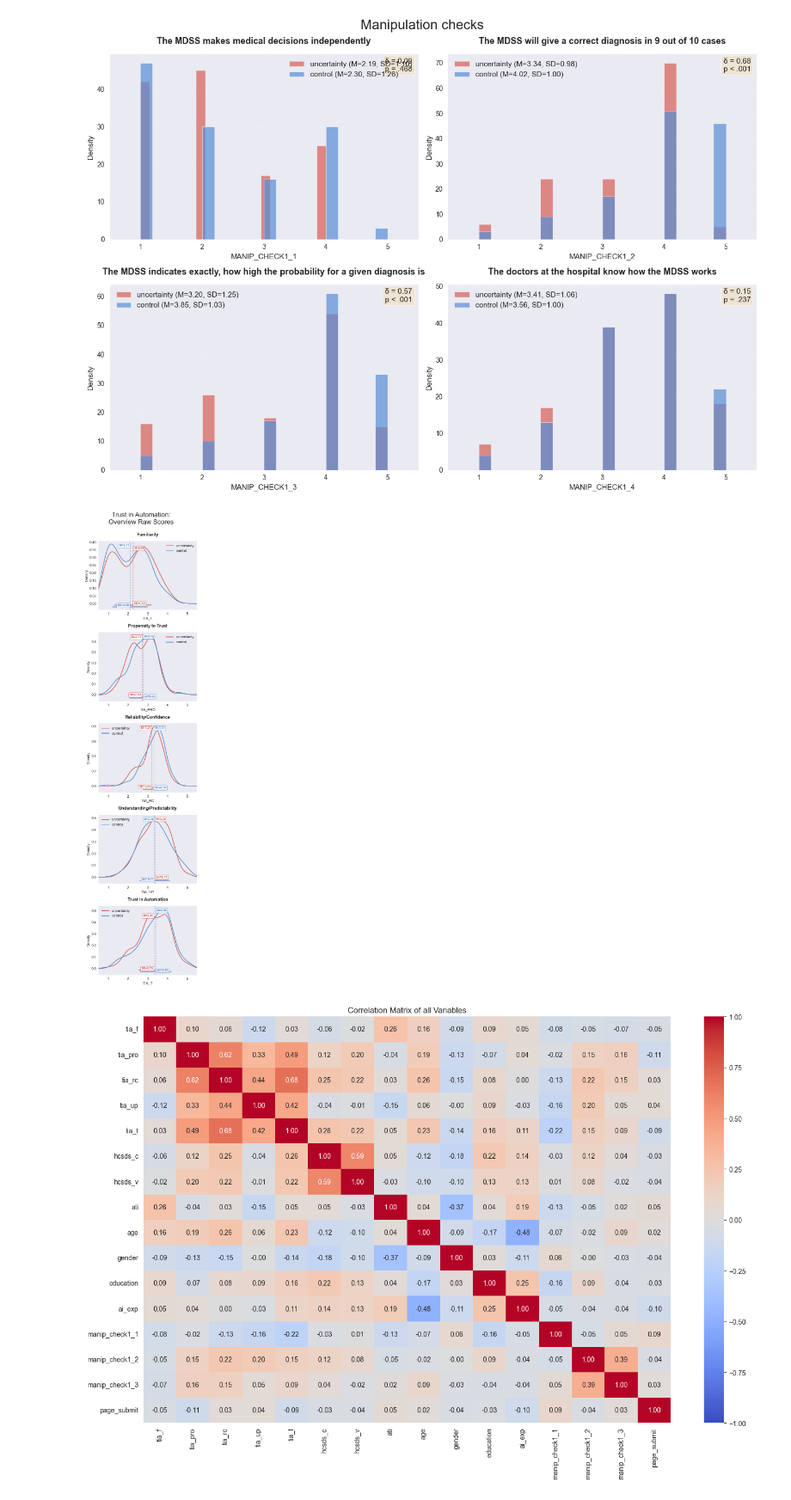
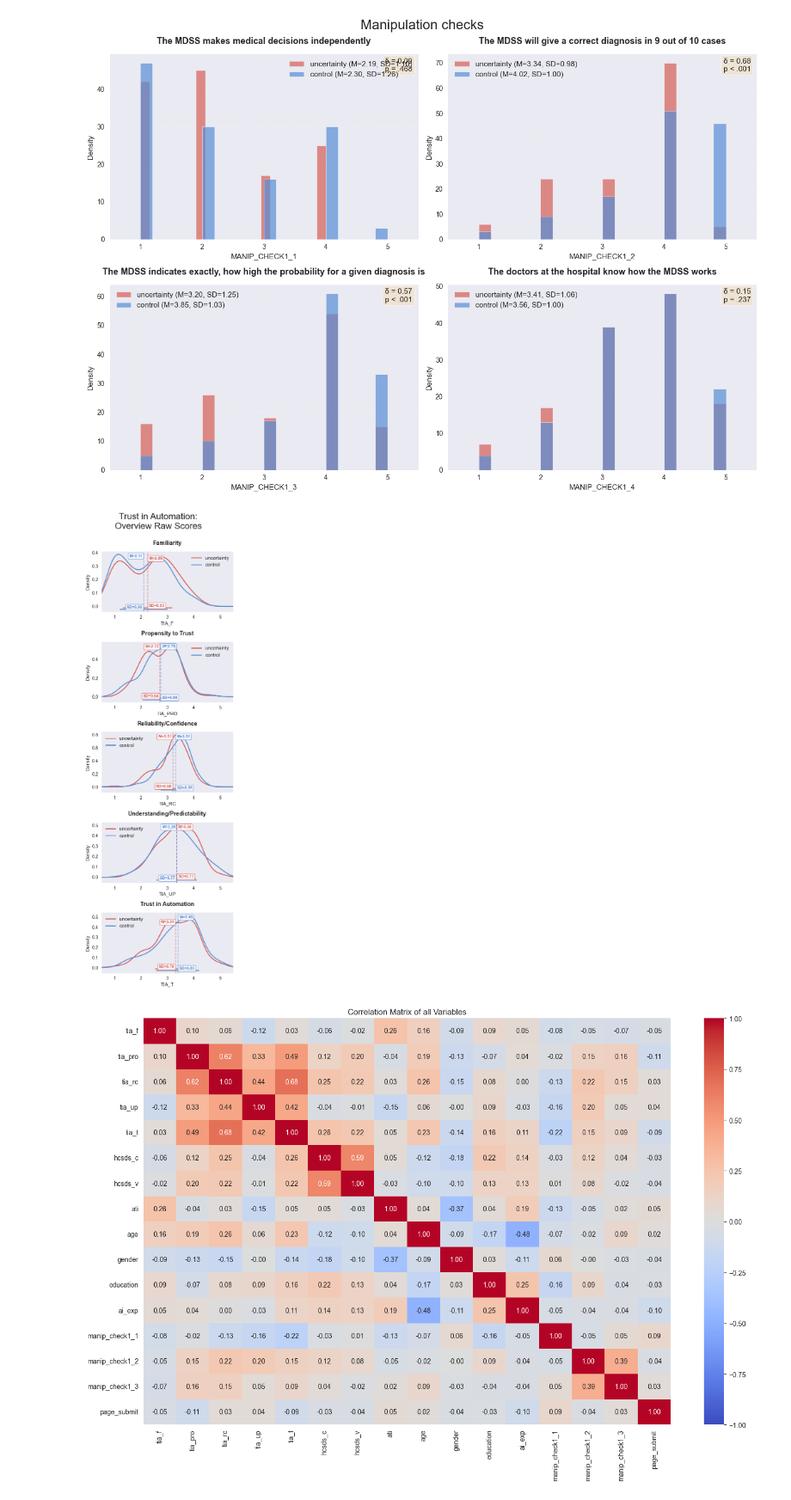
Before and after one commit to TimWiesner99/thesis-analysis, a Jupyter notebook: analysis/overview_results.ipynb, the cells around one changed output. Shown at 86% size. Saved outputs shown, nothing was run; the diff lists cells and outputs as text; code cells hidden in the pictures.

Commit message:
made overview figure shorter

```diff
--- a/analysis/overview_results.ipynb
+++ b/analysis/overview_results.ipynb
@@ -202,24 +202,24 @@ Statistical Test Results for 'manip_check1_2':
 # %%
 # Outcome variables
 tia_scales = ['tia_f', 'tia_pro', 'tia_rc', 'tia_up', 'tia_t']
 
-fig, axes = create_figure_grid(len(tia_scales), ncols=1, figsize=(5, 20))
+fig, axes = create_figure_grid(len(tia_scales), ncols=1, figsize=(5, 15))
 
 for idx, scale in enumerate(tia_scales):
     plot_likert_distribution(data, scale,
                              title=scale_titles.get(scale)[6:],
                              group_by='stimulus_group', ax=axes[idx],
                              show_kde=True,
                              show_bars=False,
                              show_stats=False,
                              show_correlation=False)
 
 fig.suptitle("Trust in Automation:\nOverview Raw Scores", fontsize=20, y=1)
 plt.tight_layout()
 plt.savefig('../plots/overview/tia_raw_overview.png', transparent=True)
 plt.show()
 # %% [output]
-[figure, old version]
+[figure, new version]
 # %%
 # cross correlation between all variables
 import processing.scales as s
```
Also changed, not shown: 1 other file.
